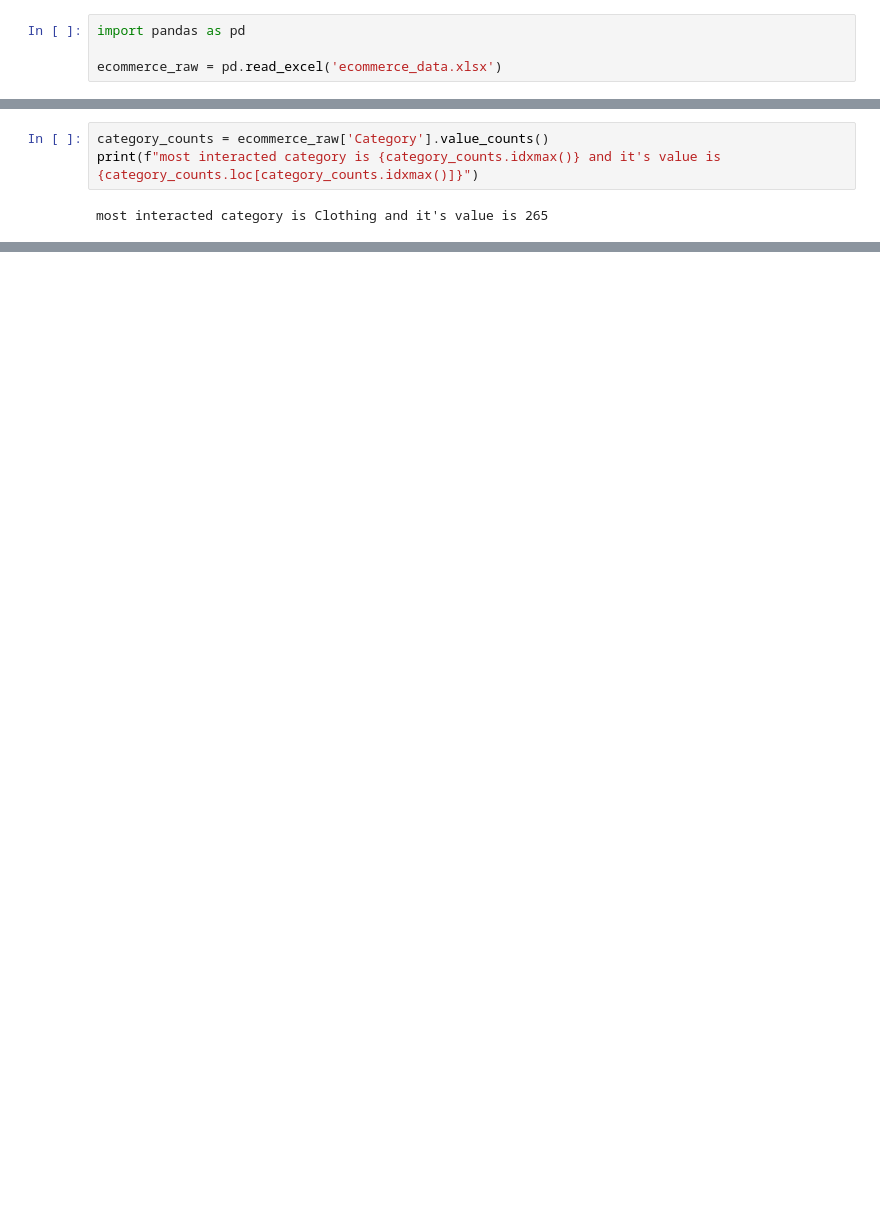
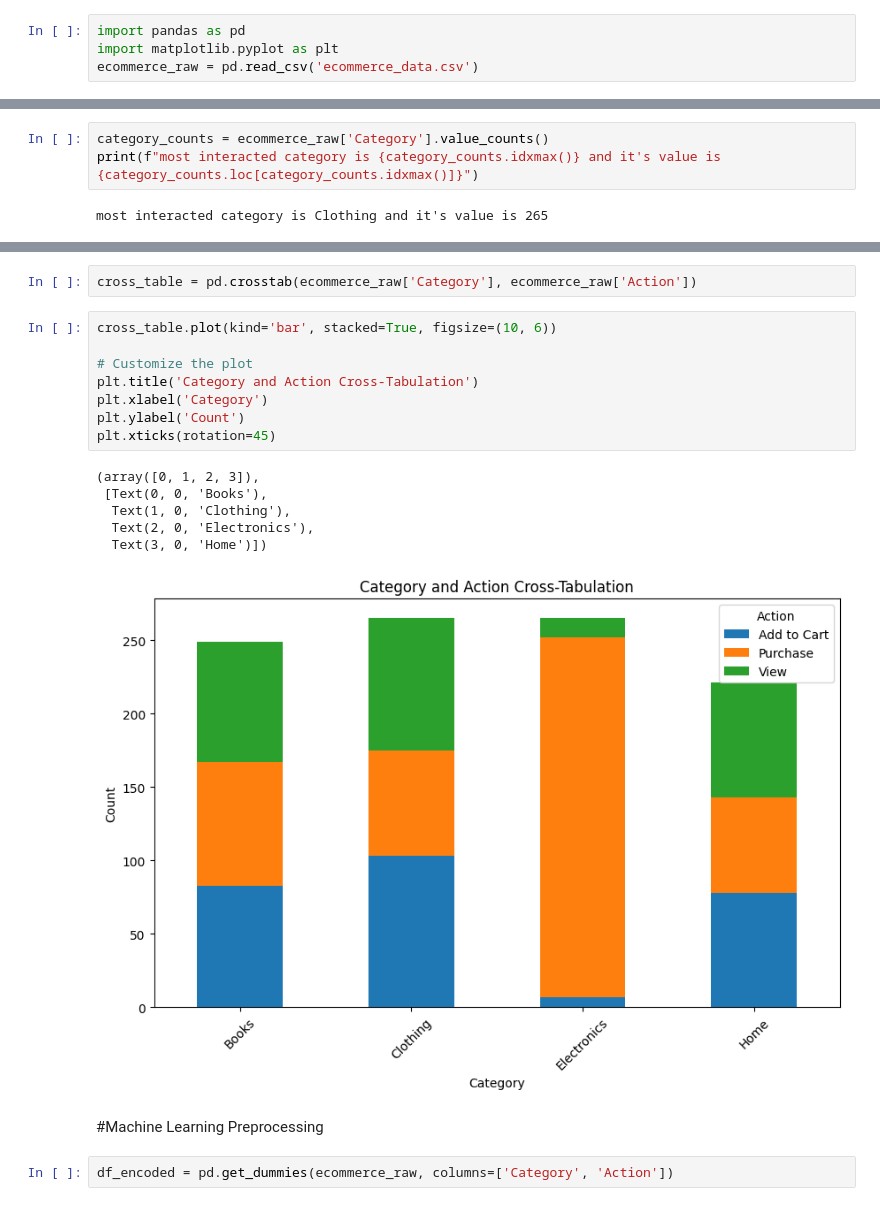
Before and after one commit to akib1162100/ML_base, a Jupyter notebook: ML_intro_asg_2.ipynb, the cells around one changed output, grey strips where cells are left out. Saved outputs shown, nothing was run; the diff lists cells and outputs as text; blank space fills up the shorter version.

```diff
--- a/ML_intro_asg_2.ipynb
+++ b/ML_intro_asg_2.ipynb
@@ -9,8 +9,8 @@
 #Data Analysis and Preprocessing
 # %%
 import pandas as pd
-
-ecommerce_raw = pd.read_excel('ecommerce_data.xlsx')
+import matplotlib.pyplot as plt
+ecommerce_raw = pd.read_csv('ecommerce_data.csv')
 # %%
 ecommerce_raw.head(10)
 # %% [output]
@@ -161,0 +162,21 @@ most pricy category is Electronics and it's value is 64283.52246876539
+# %%
+cross_table = pd.crosstab(ecommerce_raw['Category'], ecommerce_raw['Action'])
+# %%
+cross_table.plot(kind='bar', stacked=True, figsize=(10, 6))
+
+# Customize the plot
+plt.title('Category and Action Cross-Tabulation')
+plt.xlabel('Category')
+plt.ylabel('Count')
+plt.xticks(rotation=45)
+# %% [output]
+(array([0, 1, 2, 3]),
+ [Text(0, 0, 'Books'),
+  Text(1, 0, 'Clothing'),
+  Text(2, 0, 'Electronics'),
+  Text(3, 0, 'Home')])
+[figure, added]
+# %% [markdown]
+#Machine Learning Preprocessing
+# %%
+df_encoded = pd.get_dummies(ecommerce_raw, columns=['Category', 'Action'])
```
Also changed, not shown: parts of 24 cells of this notebook.
